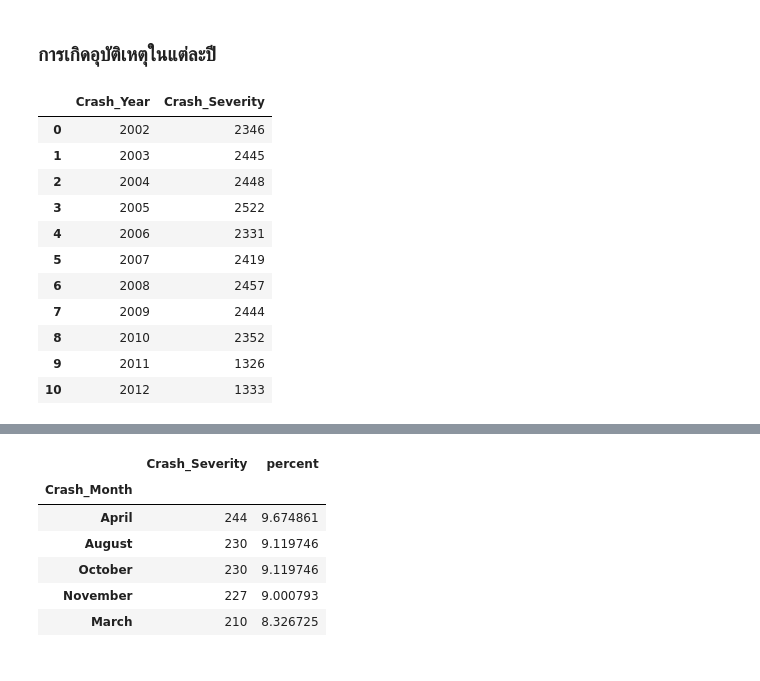
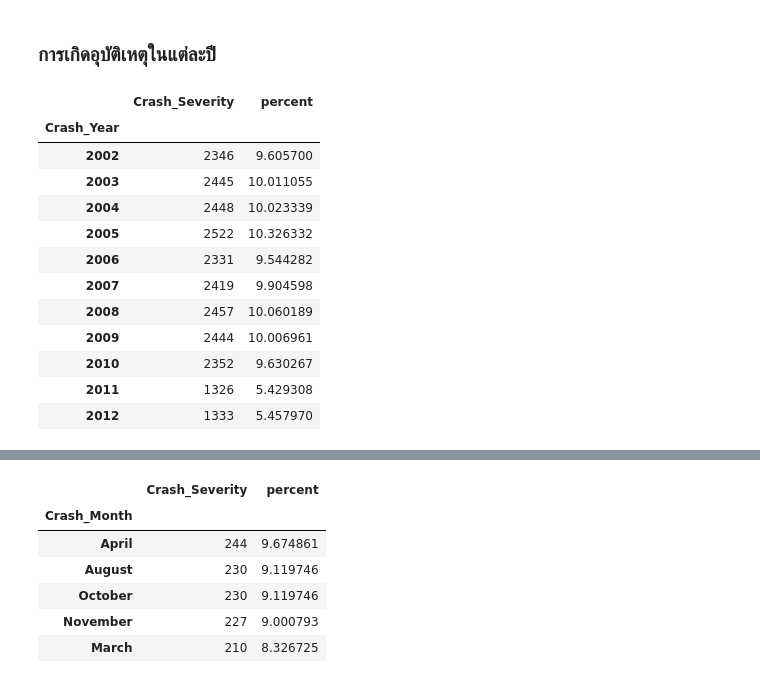
Before and after one commit to sarocha19/Assignment, a Jupyter notebook: assingment.ipynb, the cells around one changed output, grey strips where cells are left out. Saved outputs shown, nothing was run; the diff lists cells and outputs as text; code cells hidden in the pictures.

```diff
--- a/assingment.ipynb
+++ b/assingment.ipynb
@@ -327,20 +328,23 @@ fig.show(renderer='svg')
 ### การเกิดอุบัติเหตุในแต่ละปี
 # %%
 yearly_Severity_count = roaddata.groupby('Crash_Year')['Crash_Severity'].count().reset_index()
+yearly_Severity_count['percent'] = yearly_Severity_count['Crash_Severity'].apply(lambda x : 100*x/sum(yearly_Severity_count['Crash_Severity']))
+yearly_Severity_count.set_index('Crash_Year', inplace=True)
 yearly_Severity_count
 # %% [output]
-|  | Crash_Year | Crash_Severity |
-| 0 | 2002 | 2346 |
-| 1 | 2003 | 2445 |
-| 2 | 2004 | 2448 |
-| 3 | 2005 | 2522 |
-| 4 | 2006 | 2331 |
-| 5 | 2007 | 2419 |
-| 6 | 2008 | 2457 |
-| 7 | 2009 | 2444 |
-| 8 | 2010 | 2352 |
-| 9 | 2011 | 1326 |
-| 10 | 2012 | 1333 |
+|  | Crash_Severity | percent |
+| Crash_Year |  |  |
+| 2002 | 2346 | 9.605700 |
+| 2003 | 2445 | 10.011055 |
+| 2004 | 2448 | 10.023339 |
+| 2005 | 2522 | 10.326332 |
+| 2006 | 2331 | 9.544282 |
+| 2007 | 2419 | 9.904598 |
+| 2008 | 2457 | 10.060189 |
+| 2009 | 2444 | 10.006961 |
+| 2010 | 2352 | 9.630267 |
+| 2011 | 1326 | 5.429308 |
+| 2012 | 1333 | 5.457970 |
 # %%
 year_Severity_count = roaddata.groupby('Crash_Year')['Crash_Severity'].count().reset_index()
 year_Severity_count = year_Severity_count.rename(columns = {'Crash_Severity':'Severity_Count','Crash_Year':'Year'})
```
Also changed, not shown: parts of 20 cells of this notebook.
